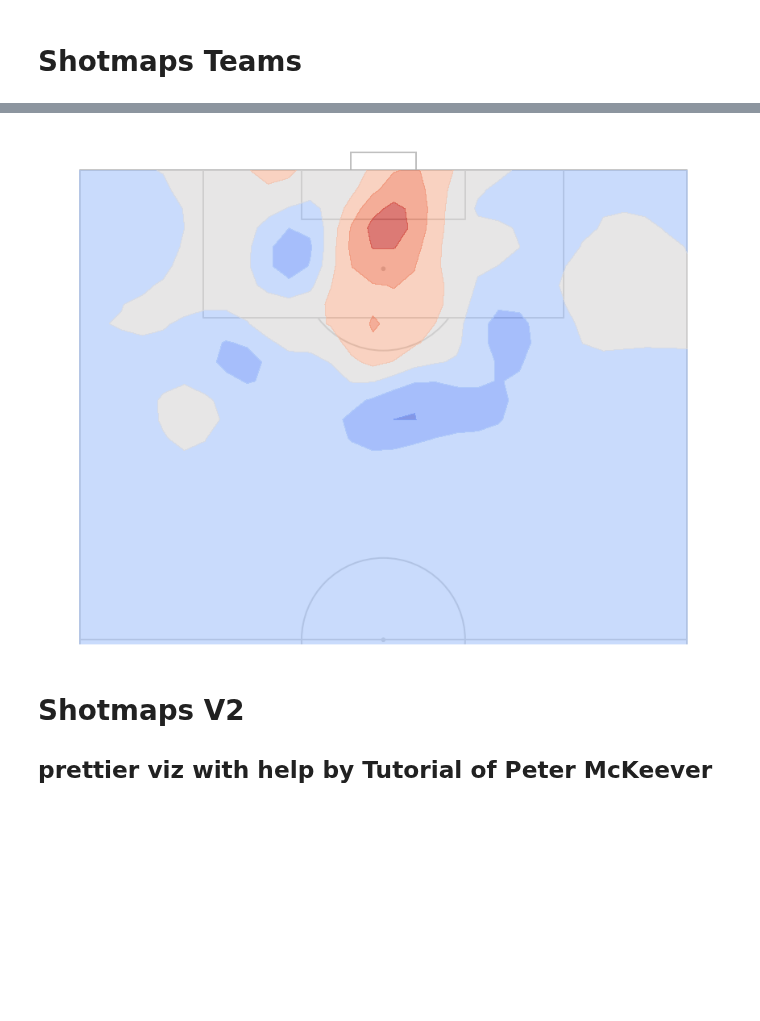
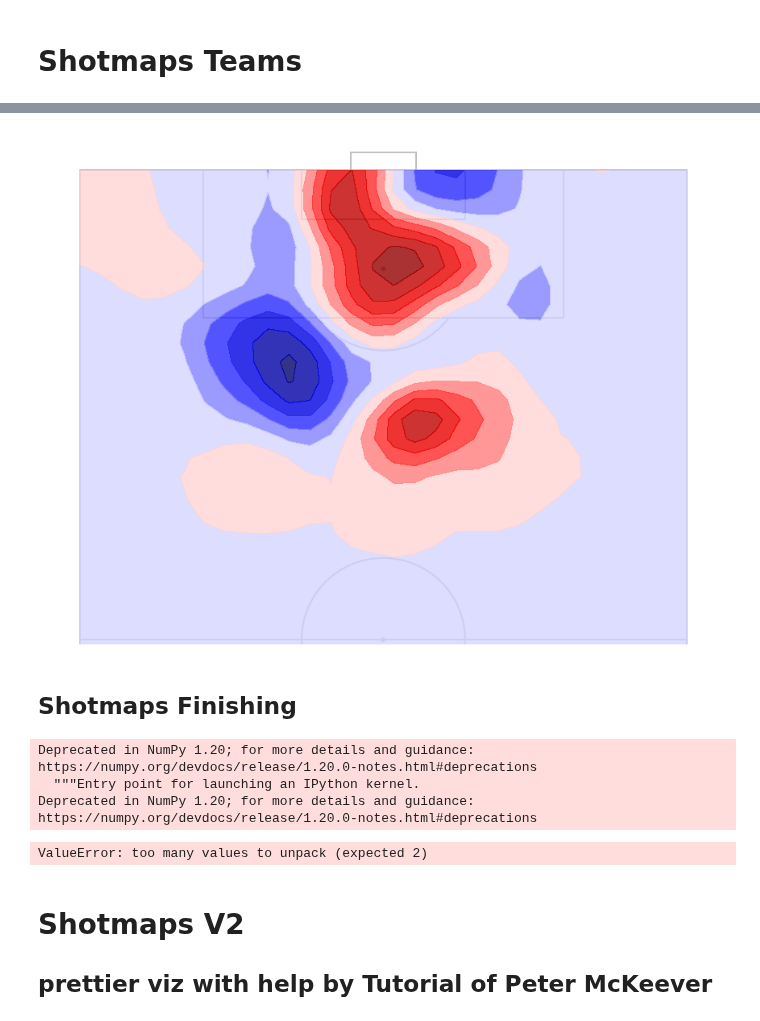
Before and after one commit to TK5-Tim/ds-projects, a Jupyter notebook: rsl/shotmaps.ipynb, the cells around one changed output, grey strips where cells are left out. Drawn from its saved outputs; the diff is of its cells as text; code cells hidden in the pictures; blank space fills up the shorter version.

Commit message:
next try shotmaps

```diff
--- a/rsl/shotmaps.ipynb
+++ b/rsl/shotmaps.ipynb
@@ -310,7 +314,11 @@ league_shot_surface = np.zeros((xdim, ydim), dtype=np.float)
 team_shot_surface = np.zeros((xdim, ydim), dtype=np.float)
 
 league_shot_points= np.array([df_shots['x_coord'], df_shots['y_coord']]).T
-team_shot_points = np.array([df_shots.loc[df_shots['team'] =='Young Boys','x_coord'], df_shots.loc[df_shots['team'] =='Young Boys','y_coord']]).T
+league_shot_xg = np.array(df_shots['expected_goals'])
+team = 'ZUR'
+team_shot_points = np.array([df_shots.loc[df_shots['team_short'] ==team,'x_coord'], df_shots.loc[df_shots['team_short'] ==team,'y_coord']]).T
+df_shots_team = df_shots.loc[df_shots['team'] ==team]
+team_shot_xg = np.array(df_shots.loc[df_shots['team_short'] ==team,'expected_goals'])
 
 x_bins = np.linspace(0,105, xdim)
 y_bins = np.linspace(0,68, ydim)
@@ -333,14 +347,22 @@ plt.show()
 # %%
 pitch = VerticalPitch('uefa',pad_bottom=0.5, half=True, goal_type='box', goal_alpha=0.8)
 fig, ax = pitch.draw(figsize=(12,10))
-#z = np.rot90(gaussian_filter(diff_team_shot_surface, sigma=2.2), 0)
 z = diff_team_shot_surface
-ax.contourf(y_bins,x_bins, z, zorder=2, levels=6, alpha=0.7, cmap='coolwarm')
+ax.contourf(y_bins,x_bins, z, zorder=2, levels=10, alpha=0.8, cmap='seismic')
 
 ax.set_aspect(1)
 ax.axis('off')
 plt.show()
 
-fig.savefig('figs/yb_shotmap.jpg',bbox_inches='tight')
+fig.savefig('figs/{}-shotmap.jpg'.format(team.lower()),bbox_inches='tight')
 # %% [output]
-[figure, old version]
+[figure, new version]
+# %% [markdown]
+## Shotmaps Finishing
+# %%
+league_shot_xg_surface = np.zeros((xdim, ydim), dtype=np.float)
+team_shot_xg_surface = np.zeros((xdim, ydim), dtype=np.float)
+# %% [output]
+Deprecated in NumPy 1.20; for more details and guidance: https://numpy.org/devdocs/release/1.20.0-notes.html#deprecations
+  """Entry point for launching an IPython kernel.
+Deprecated in NumPy 1.20; for more details and guidance: https://numpy.org/devdocs/release/1.20.0-notes.html#deprecations
@@ -347,3 +371,15 @@ fig.savefig('figs/yb_shotmap.jpg',bbox_inches='tight')
+# %%
+for points, surface in [(league_shot_points, league_shot_surface, league_shot_xg),(team_shot_points, team_shot_surface, team_shot_xg)]:
+
+    for x, y in points:
+        x_index = np.digitize(x, x_bins)
+        y_index = np.digitize(y, y_bins)
+        try:
+            surface[x_index, y_index] += 1 / len(points)
+        except IndexError:
+            pass
+# %% [output]
+ValueError: too many values to unpack (expected 2)
 # %% [markdown]
 # Shotmaps V2
 ## prettier viz with help by Tutorial of Peter McKeever
```
Also changed, not shown: parts of 16 cells of this notebook, 7 other files.
